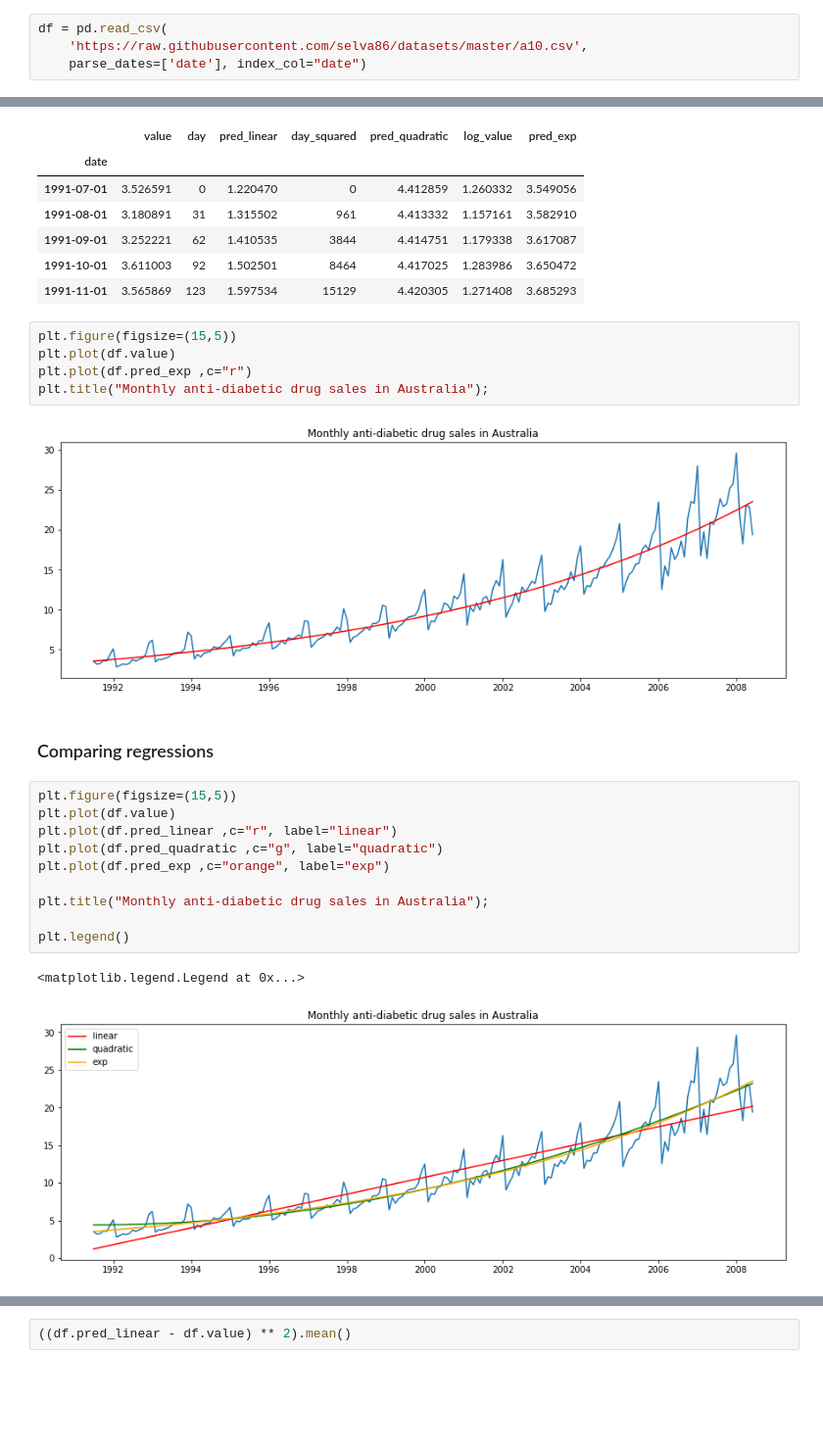
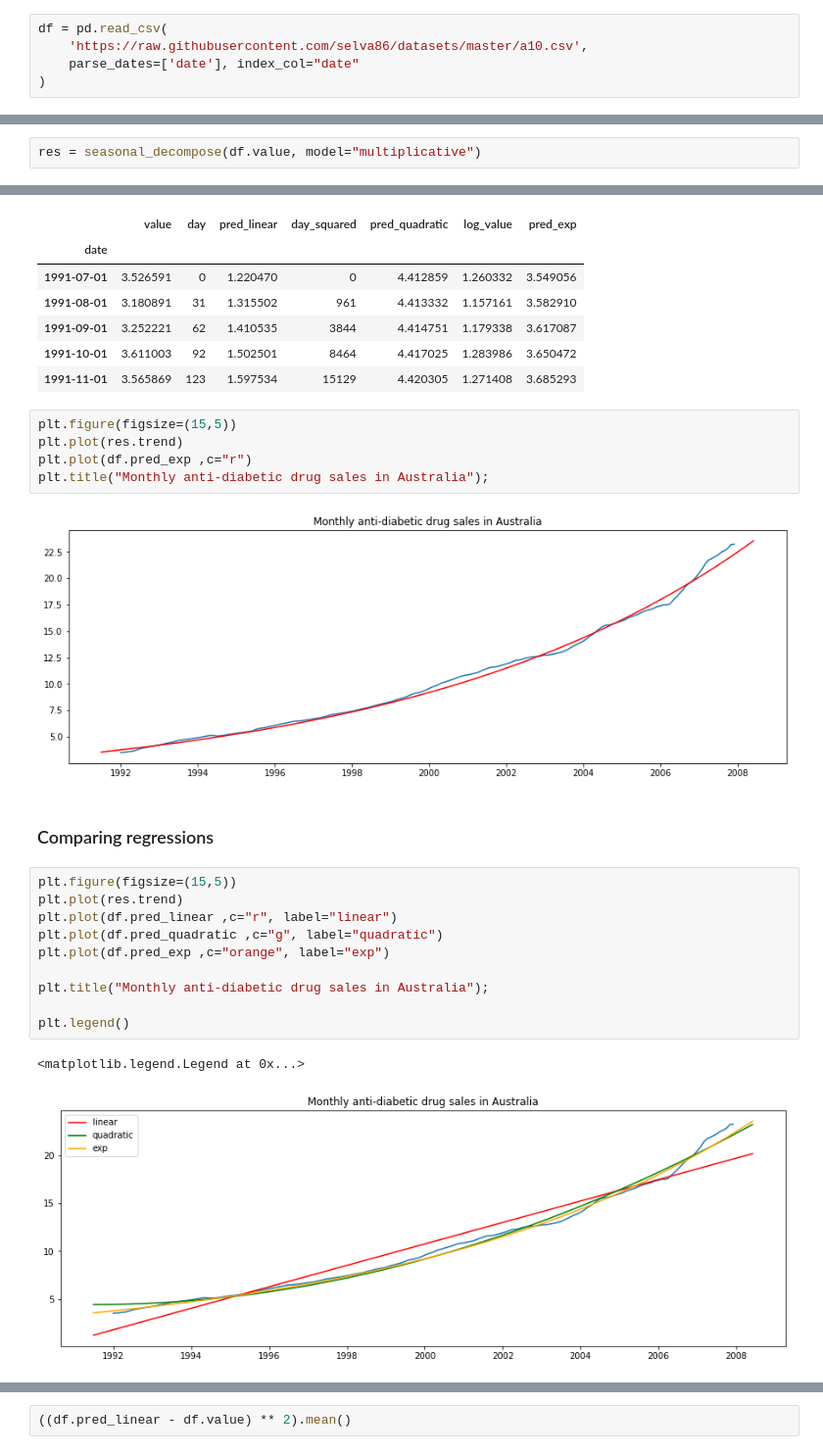
Before and after one commit to sheriffff/teaching-ironhack-data-madrid-2020, a Jupyter notebook: week_06/03-time-series-2.ipynb, the cells around one changed output, grey strips where cells are left out. Shown at 98% size. Drawn from its saved outputs; the diff is of its cells as text; blank space fills up the shorter version.

```diff
--- a/week_06/03-time-series-2.ipynb
+++ b/week_06/03-time-series-2.ipynb
@@ -80,5 +116,6 @@ plt.plot(df.values)
 # %%
 df = pd.read_csv(
     'https://raw.githubusercontent.com/selva86/datasets/master/a10.csv',
-    parse_dates=['date'], index_col="date")
+    parse_dates=['date'], index_col="date"
+)
 # %%
@@ -223,0 +306,2 @@ plt.plot(res.seasonal + res.resid + res.trend)
+# %%
+res = seasonal_decompose(df.value, model="multiplicative")
@@ -395,23 +539,23 @@ df.head()
 | 1991-11-01 | 3.565869 | 123 | 1.597534 | 15129 | 4.420305 | 1.271408 | 3.685293 |
 # %%
 plt.figure(figsize=(15,5))
-plt.plot(df.value)
+plt.plot(res.trend)
 plt.plot(df.pred_exp ,c="r")
 plt.title("Monthly anti-diabetic drug sales in Australia");
 # %% [output]
-[figure, old version]
+[figure, new version]
 # %% [markdown]
 ### Comparing regressions
 # %%
 plt.figure(figsize=(15,5))
-plt.plot(df.value)
+plt.plot(res.trend)
 plt.plot(df.pred_linear ,c="r", label="linear")
 plt.plot(df.pred_quadratic ,c="g", label="quadratic")
 plt.plot(df.pred_exp ,c="orange", label="exp")
 
 plt.title("Monthly anti-diabetic drug sales in Australia");
 
 plt.legend()
 # %% [output]
 <matplotlib.legend.Legend at 0x...>
-[figure, old version]
+[figure, new version]
```
Also changed, not shown: parts of 53 cells of this notebook.
